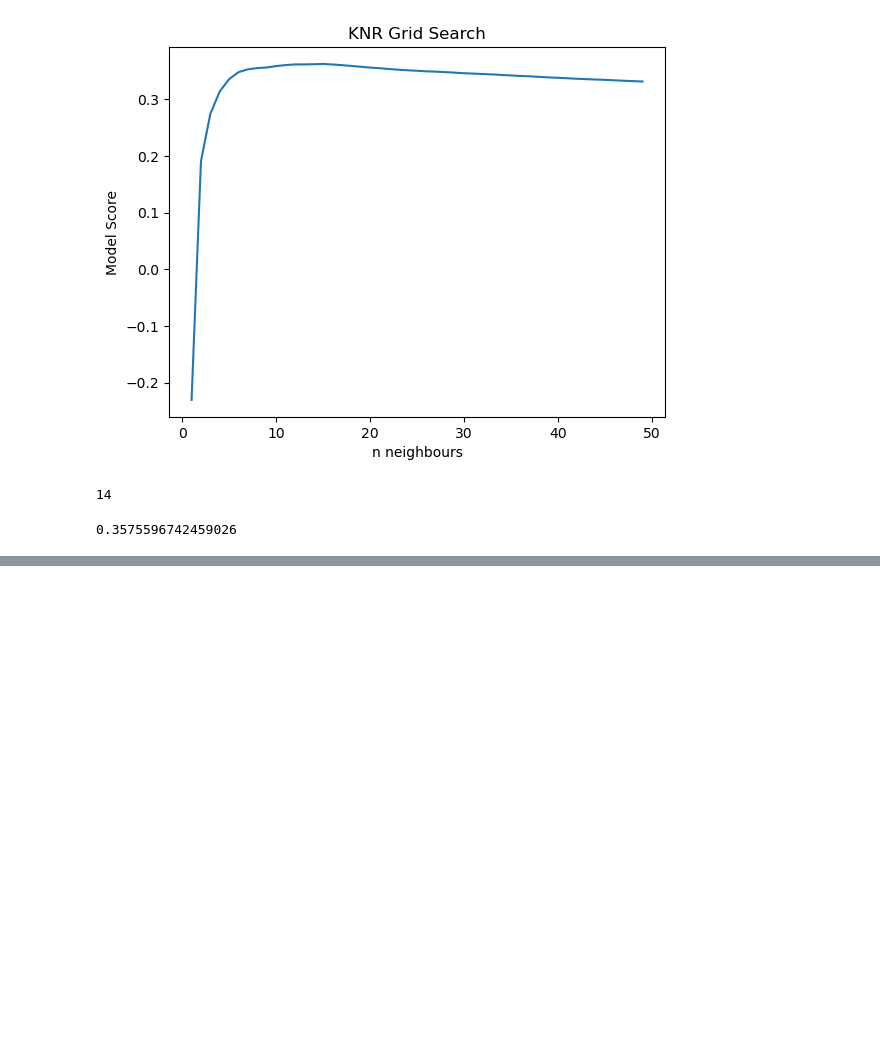
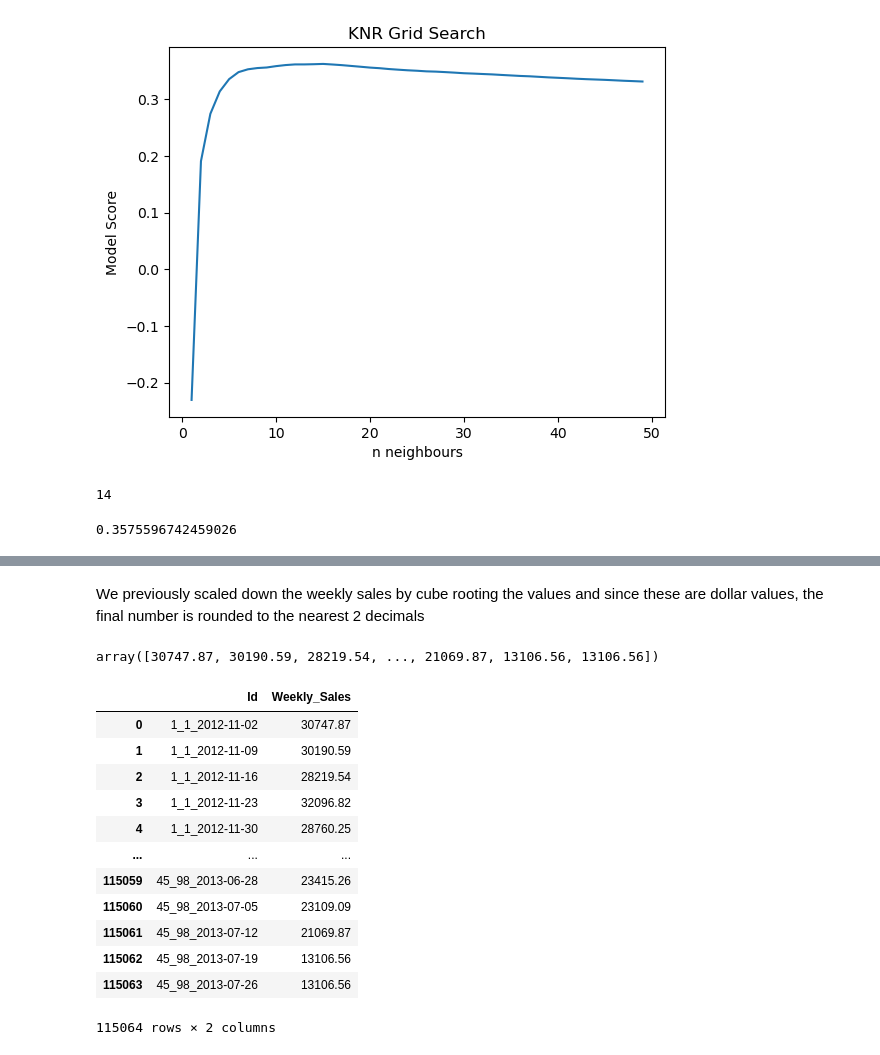
Before and after one commit to EricYangg/4AI3-Walmart-Forecast, a Jupyter notebook: KNR Model.ipynb, the cells around one changed output, grey strips where cells are left out. Saved outputs shown, nothing was run; the diff lists cells and outputs as text; code cells hidden in the pictures; blank space fills up the shorter version.

```diff
--- a/KNR Model.ipynb
+++ b/KNR Model.ipynb
@@ -169,0 +213,3 @@ scores[np.argmax(new_scores2)]
+# %%
+Id = test['Store'].astype('string') + '_' + test['Dept'].astype('string') + '_' + test['Date'].astype('string')
+Id
@@ -169,0 +245,3 @@ scores[np.argmax(new_scores2)]
+# %%
+y_pred = knr.predict(submission_test)
+y_pred
@@ -169,0 +256,25 @@ scores[np.argmax(new_scores2)]
+# %% [markdown]
+We previously scaled down the weekly sales by cube rooting the values and since these are dollar values, the final number is rounded to the nearest 2 decimals
+# %%
+weekly_sales = np.round(y_pred[:,0]**3, 2)
+weekly_sales
+# %% [output]
+array([30747.87, 30190.59, 28219.54, ..., 21069.87, 13106.56, 13106.56])
+# %%
+sub = {'Id':Id, 'Weekly_Sales':weekly_sales}
+knr_submission = pd.DataFrame(data=sub)
+knr_submission
+# %% [output]
+|  | Id | Weekly_Sales |
+| 0 | 1_1_2012-11-02 | 30747.87 |
+| 1 | 1_1_2012-11-09 | 30190.59 |
+| 2 | 1_1_2012-11-16 | 28219.54 |
+| 3 | 1_1_2012-11-23 | 32096.82 |
+| 4 | 1_1_2012-11-30 | 28760.25 |
+| ... | ... | ... |
+| 115059 | 45_98_2013-06-28 | 23415.26 |
+| 115060 | 45_98_2013-07-05 | 23109.09 |
+| 115061 | 45_98_2013-07-12 | 21069.87 |
+| 115062 | 45_98_2013-07-19 | 13106.56 |
+| 115063 | 45_98_2013-07-26 | 13106.56 |
+115064 rows × 2 columns
```
Also changed, not shown: parts of 12 cells of this notebook, 2 other files.
